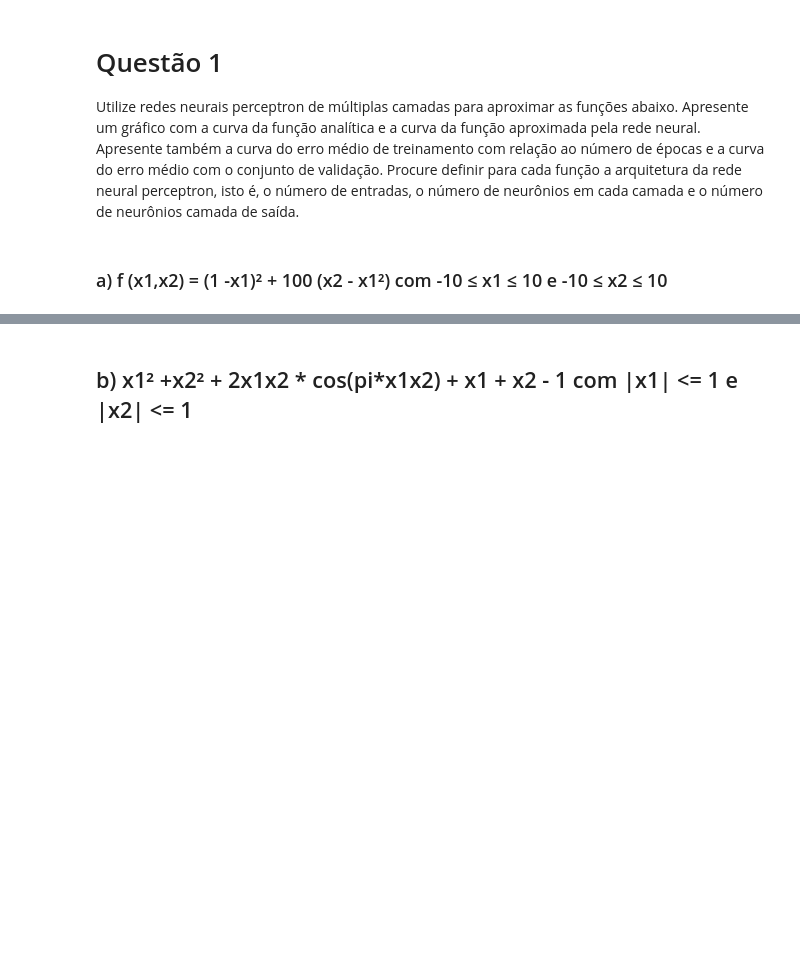
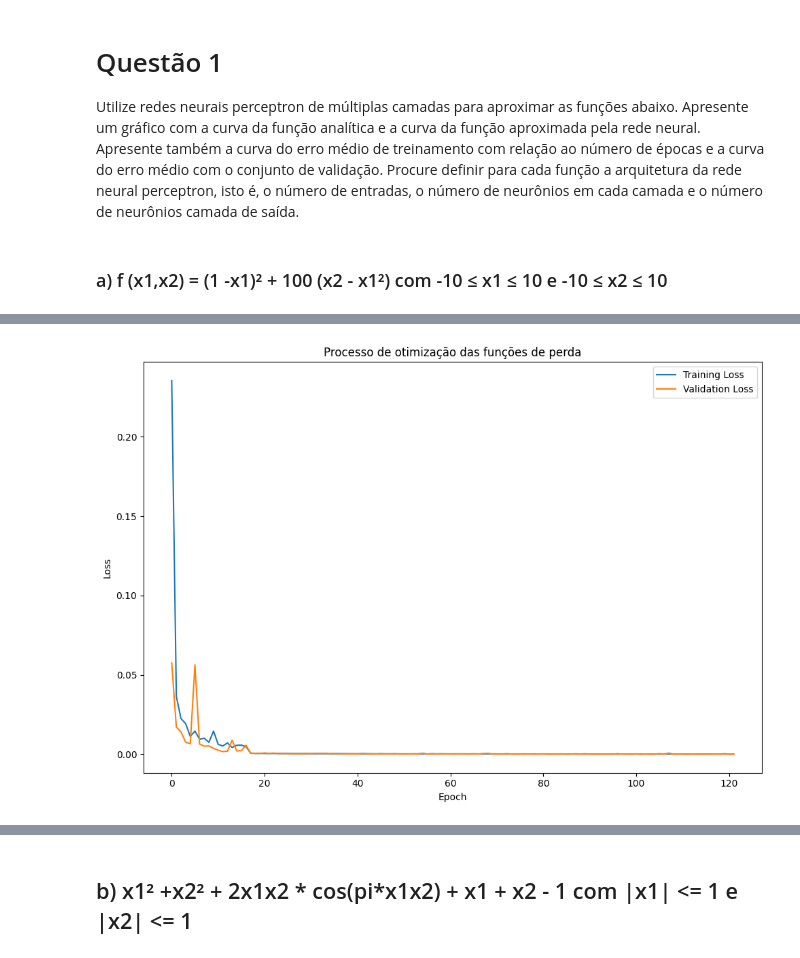
Before and after one commit to efrainmpp1/Artificial-Intelligence, a Jupyter notebook: lista2/questao1.ipynb, the cells around one changed output, grey strips where cells are left out. Saved outputs shown, nothing was run; the diff lists cells and outputs as text; code cells hidden in the pictures; blank space fills up the shorter version.

```diff
--- a/lista2/questao1.ipynb
+++ b/lista2/questao1.ipynb
@@ -47,0 +75,18 @@ mse
+# %%
+# Ciando nossa model com as funções de ativação e os otimizadores
+
+mlp = Sequential([
+    Dense(64, activation='relu', input_shape=(2,)),
+    Dense(32, activation='relu'),
+    Dense(16, activation='relu'),
+    Dense(8, activation='relu'),
+    Dense(4, activation='relu'),
+    Dense(1, activation='linear')
+])
+
+mlp.compile(
+    loss='mean_squared_error',
+    optimizer='adam'
+)
+
+mlp.summary()
@@ -47,0 +111,12 @@ mse
+# %%
+#Efeituando o treinamento da rede com 2000 épocas
+history = mlp.fit(
+    x_train, y_train,
+    batch_size=8,
+    epochs=2000,
+    validation_split=0.1,
+    callbacks=[
+        tf.keras.callbacks.EarlyStopping(monitor='val_loss', patience=10),
+        tf.keras.callbacks.ReduceLROnPlateau(monitor='val_loss', factor=0.1, patience=5, min_lr=0.0001)
+    ]
+)
@@ -47,0 +141,17 @@ mse
+# %%
+fig, ax = plt.subplots(figsize=(10, 7))
+
+ax.plot(history.history['loss'], label='Training Loss')
+ax.plot(history.history['val_loss'], label='Validation Loss')
+
+ax.set(
+    title='Processo de otimização das funções de perda',
+    ylabel='Loss',
+    xlabel='Epoch'
+)
+
+plt.legend()
+plt.tight_layout()
+plt.show()
+# %% [output]
+[figure, added]
```
Also changed, not shown: parts of 22 cells of this notebook, 6 other files.
